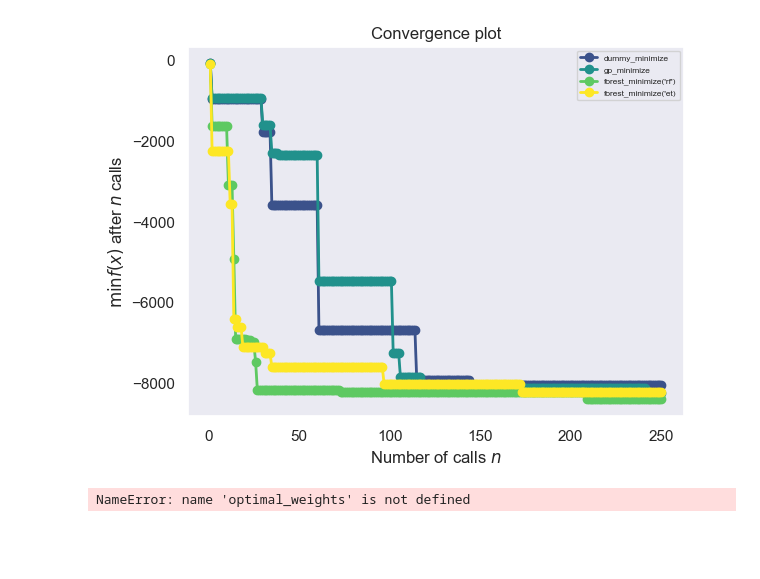
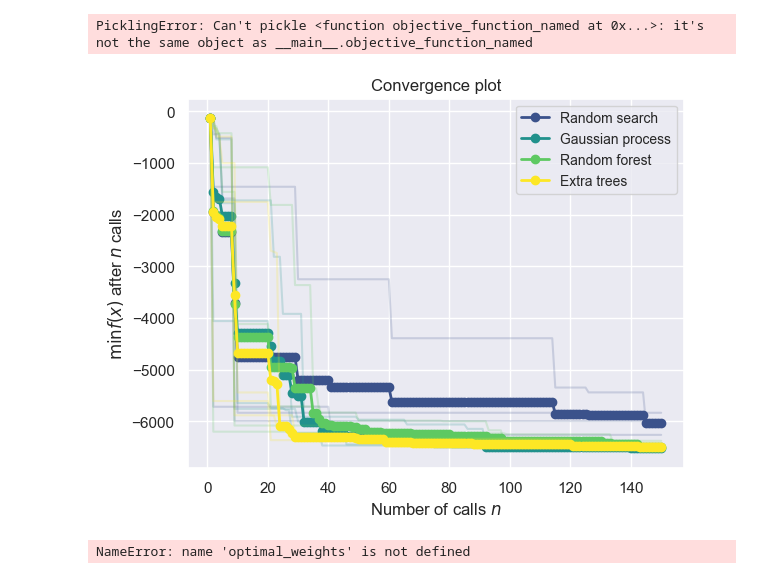
Before and after one commit to ChrAN103/Baysian_Optimization, a Jupyter notebook: tetris/BO.ipynb, the cells around one changed output. Drawn from its saved outputs; the diff is of its cells as text; code cells hidden in the pictures; blank space fills up the shorter version.

Commit message:
Updating file for test, and evaluating the functions four times

```diff
--- a/tetris/BO.ipynb
+++ b/tetris/BO.ipynb
@@ -29,6 +21,6 @@ please provide us feedback at https://github.com/pandas-dev/pandas/issues/54466
 # %%
-max_steps = 250
-num_games = 1
+max_steps = 200
+num_games = 2
 # %%
 def play_game(env, agent):
     env.reset()
@@ -125,0 +114,12 @@ Extra trees took: 422.95s, 7.05 min
+# %%
+from skopt import dump,load
+from copy import deepcopy
+dummy_res1 = deepcopy(dummy_res)
+dummy_res1.specs["args"]["func"] = None
+dump(dummy_res1,"results/dummy_res.pkl")
+
+# dump(gp_res,"results/gp_res.pkl")
+# dump(rf_res,"results/rf_res.pkl")
+# dump(et_res,"results/et_res.pkl")
+# %% [output]
+PicklingError: Can't pickle <function objective_function_named at 0x...>: it's not the same object as __main__.objective_function_named
@@ -126,16 +131,17 @@ Extra trees took: 422.95s, 7.05 min
 # %%
 true_min = -(int(max_steps/10) * 1200) -20*max_steps
 
-plot = plot_convergence(("dummy_minimize", dummy_res),
-                        ("gp_minimize", gp_res),
-                        ("forest_minimize('rf')", rf_res),
-                        ("forest_minimize('et)", et_res))
-#                        true_minimum=true_min) #, yscale="log")
+plot = plot_convergence(("Random search", dummy_res)
+                        ,("Gaussian process", gp_res)
+                        ,("Random forest", rf_res)
+                        ,("Extra trees", et_res)
+                        )#,true_minimum=true_min) #, yscale="log")
 
-plot.legend(loc="best", prop={'size': 6}, numpoints=1)
-plt.savefig("results/convergence_comarison_between_models_no_min.png")
+plot.legend(loc="best", prop={'size': 10}, numpoints=1)
+plot.grid()
+plt.savefig("results/convergence_comarison_between_models_no_min.png",dpi = 300,bbox_inches='tight')
 # %% [output]
-[figure, old version]
+[figure, new version]
 # %%
 # np.save("gp_res/optimal_weights.npy", np.array(optimal_weights))
 # %% [output]
```
Also changed, not shown: parts of 5 cells of this notebook, 7 other files.
